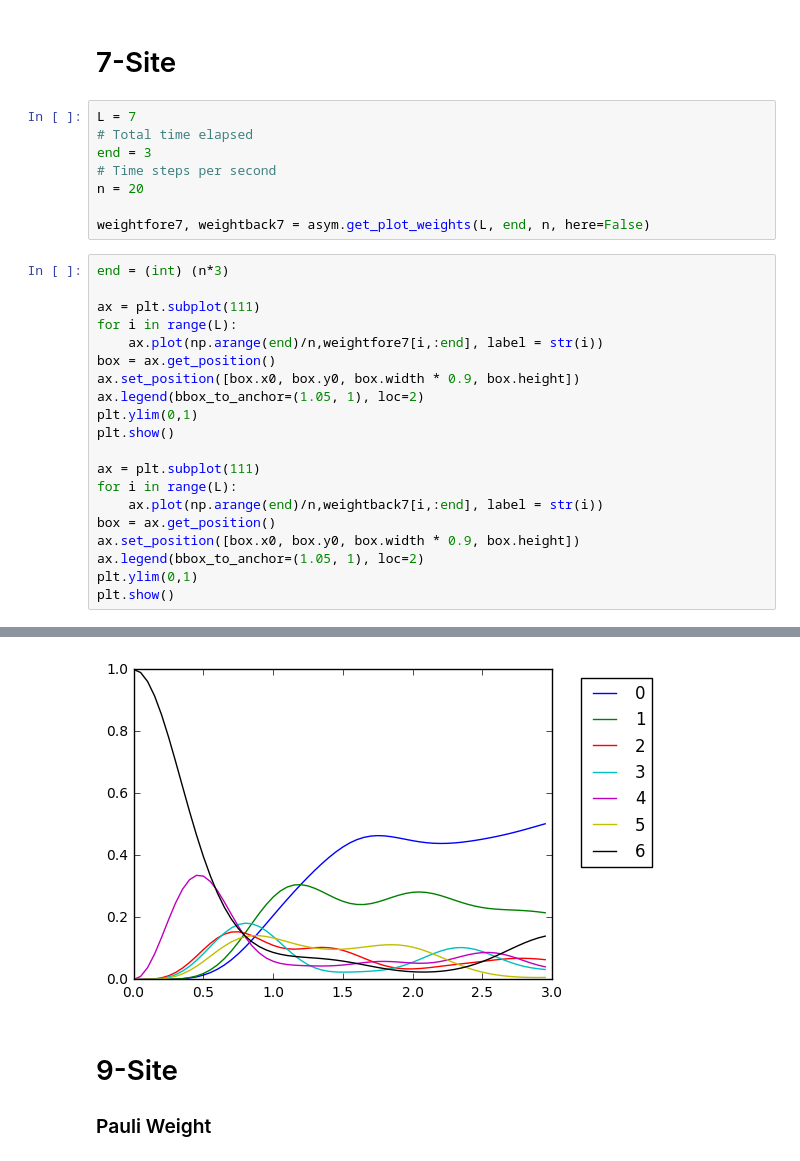
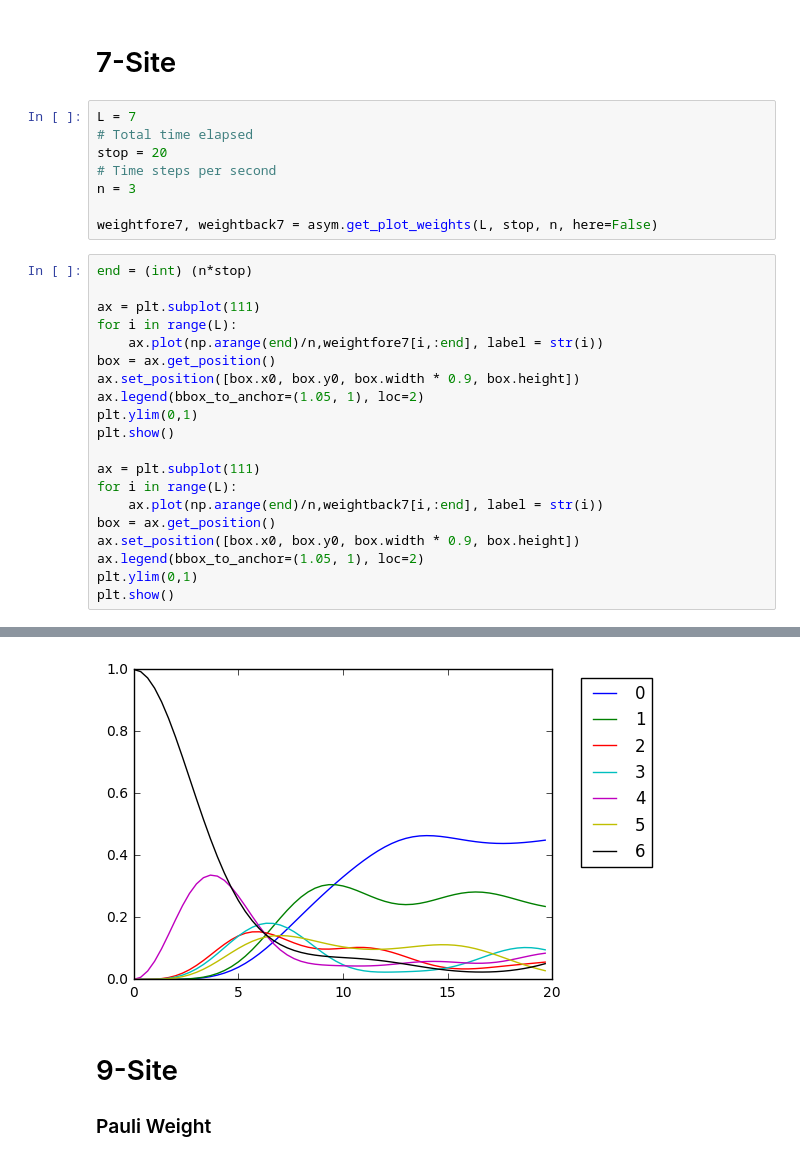
Before and after one commit to cnstahl/Asymmetric, a Jupyter notebook: python/Hamiltonian/Dense Hamiltonian.ipynb, the cells around one changed output, grey strips where cells are left out. Drawn from its saved outputs; the diff is of its cells as text.

```diff
--- a/python/Hamiltonian/Dense Hamiltonian.ipynb
+++ b/python/Hamiltonian/Dense Hamiltonian.ipynb
@@ -10,13 +10,13 @@ from scipy.signal import argrelextrema
 # %%
 L = 7
 # Total time elapsed
-end = 3
+stop = 20
 # Time steps per second
-n = 20
+n = 3
 
-weightfore7, weightback7 = asym.get_plot_weights(L, end, n, here=False)
+weightfore7, weightback7 = asym.get_plot_weights(L, stop, n, here=False)
 # %%
-end = (int) (n*3)
+end = (int) (n*stop)
 
 ax = plt.subplot(111)
 for i in range(L):
@@ -40,4 +40,4 @@ plt.show()
-[figure, old version]
+[figure, new version]
 # %% [markdown]
 # 9-Site
 ### Pauli Weight
```
Also changed, not shown: parts of 9 cells of this notebook, 8 other files.
